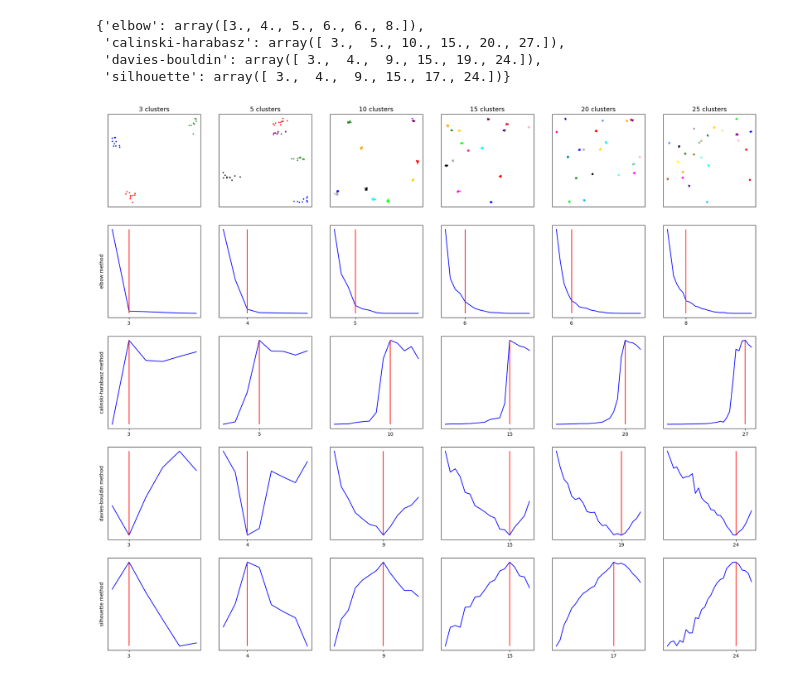
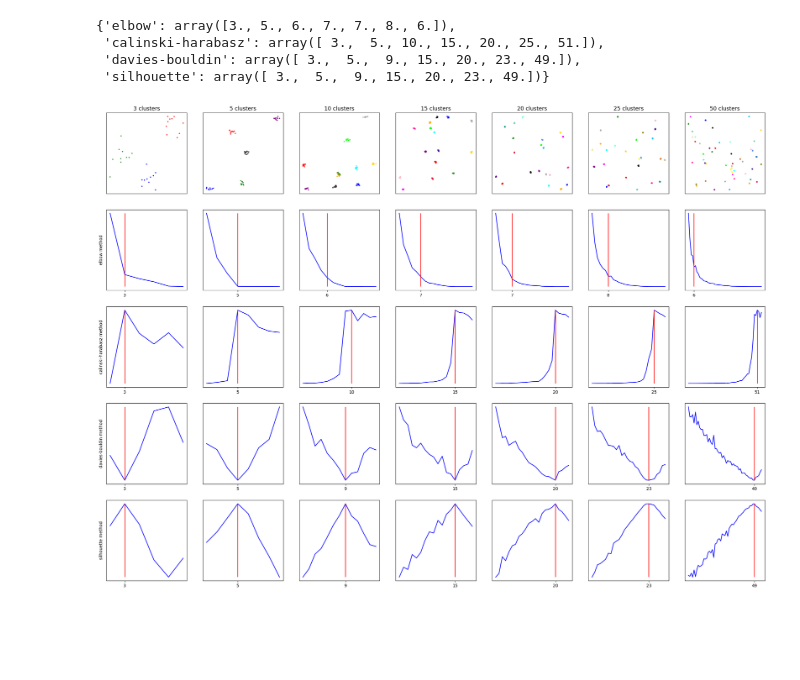
Before and after one commit to FMIFH/Projects, a Jupyter notebook: Elbow method replacements/diferent_choices_for_elbow.ipynb, the cells around one changed output. Cells and saved outputs as stored; diff of their text form; code cells hidden in the pictures; blank space fills up the shorter version.

```diff
--- a/Elbow method replacements/diferent_choices_for_elbow.ipynb
+++ b/Elbow method replacements/diferent_choices_for_elbow.ipynb
@@ -37,7 +37,7 @@ COLORS = [
 ]
 # %%
 
-clusters = [3,5,10,15,20,25]
+clusters = [3,5,10,15,20,25,50]
 datasets = []
 for c in clusters:
     X, y = make_blobs(n_samples=10*c,n_features=2,centers=c,cluster_std=0.3,center_box=(-2*c,2*c))
@@ -46,7 +46,7 @@ for c in clusters:
 fig, ax = plt.subplots(1,len(datasets),figsize=(6*len(datasets),8))
 for i, cls in enumerate(datasets):
     X, y = cls
-    ax[i].scatter(x=X[:,0],y=X[:,1],c=[COLORS[i] for i in y])
+    ax[i].scatter(x=X[:,0],y=X[:,1],c=[COLORS[i%25] for i in y])
 
 plt.tight_layout()
 plt.show()
@@ -84,26 +84,26 @@ for i, cls in enumerate(datasets):
 # %%
 number_clusters
 # %% [output]
-{'elbow': array([3., 4., 5., 6., 6., 8.]),
- 'calinski-harabasz': array([ 3.,  5., 10., 15., 20., 27.]),
- 'davies-bouldin': array([ 3.,  4.,  9., 15., 19., 24.]),
- 'silhouette': array([ 3.,  4.,  9., 15., 17., 24.])}
+{'elbow': array([3., 5., 6., 7., 7., 8., 6.]),
+ 'calinski-harabasz': array([ 3.,  5., 10., 15., 20., 25., 51.]),
+ 'davies-bouldin': array([ 3.,  5.,  9., 15., 20., 23., 49.]),
+ 'silhouette': array([ 3.,  5.,  9., 15., 20., 23., 49.])}
 # %%
 fig, axs = plt.subplots(5,len(datasets), figsize=(4*len(datasets), 20))
 #fig.subplots_adjust(wspace = .05, hspace=.05)
 for i, cls in enumerate(datasets):
     X, y = cls
-    axs[0,i].scatter(x=X[:,0],y=X[:,1],c=[COLORS[i] for i in y],s=3)
+    axs[0,i].scatter(x=X[:,0],y=X[:,1],c=[COLORS[i%25] for i in y],s=3)
     axs[0,i].set_title(f"{clusters[i]} clusters", fontsize=13)
     axs[0,i].set_xticks([])
     axs[0,i].set_yticks([])
     for idx, key in enumerate(scores.keys()):
         if(i == 0):
             axs[idx+1, 0].set_ylabel('{key} method'.format(key=key))
         axs[idx+1,i].plot(np.arange(2,clusters[i]+5),scores[key][i],'b-')
         axs[idx+1,i].vlines(number_clusters[key][i], np.nanmin(scores[key][i]), np.nanmax(scores[key][i]), color="red")
         axs[idx+1,i].set_xticks(sorted(set([number_clusters[key][i]])))
         axs[idx+1,i].set_yticks([])
 plt.show()
 # %% [output]
-[figure, old version]
+[figure, new version]
```
Also changed, not shown: parts of 1 cell of this notebook.
